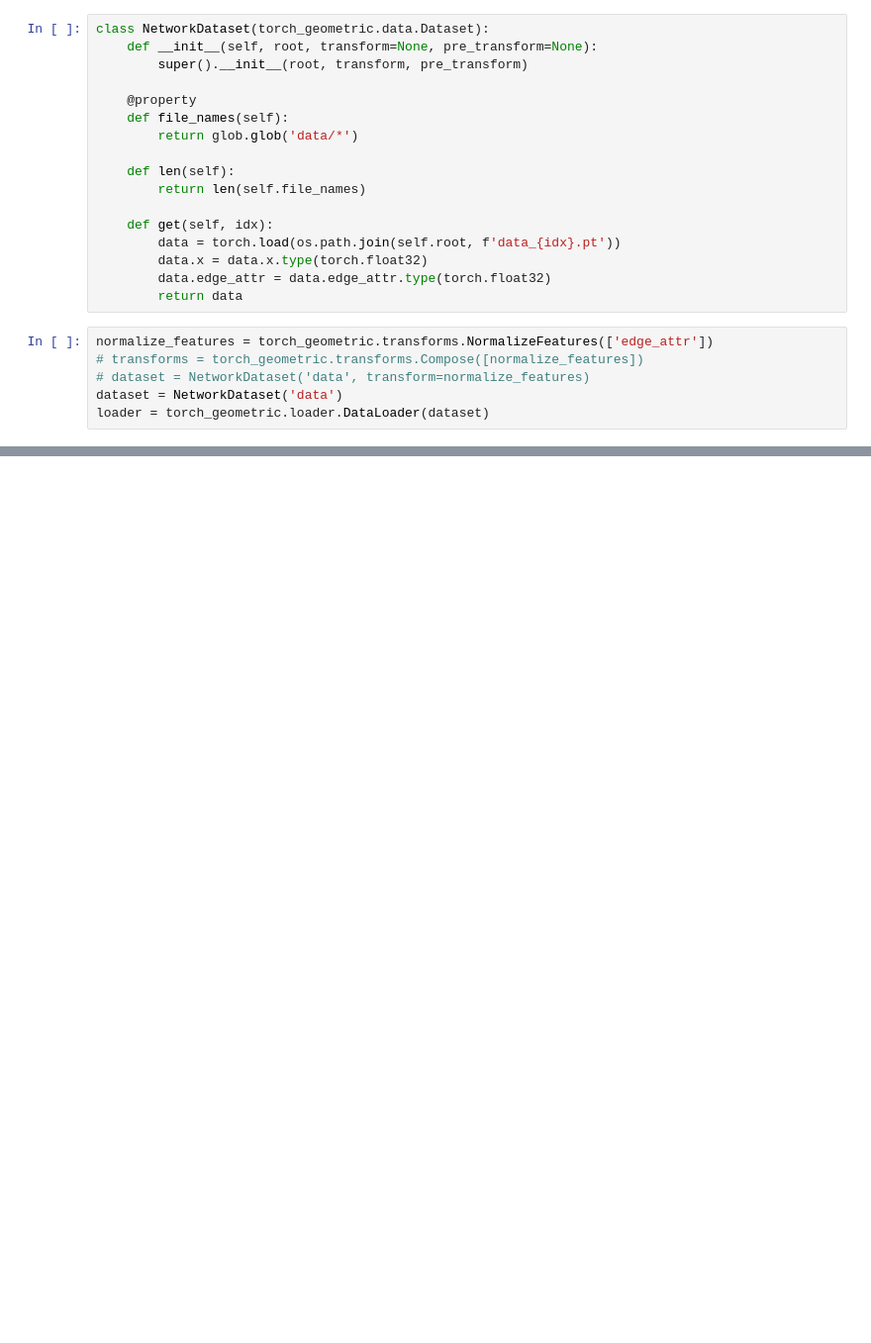
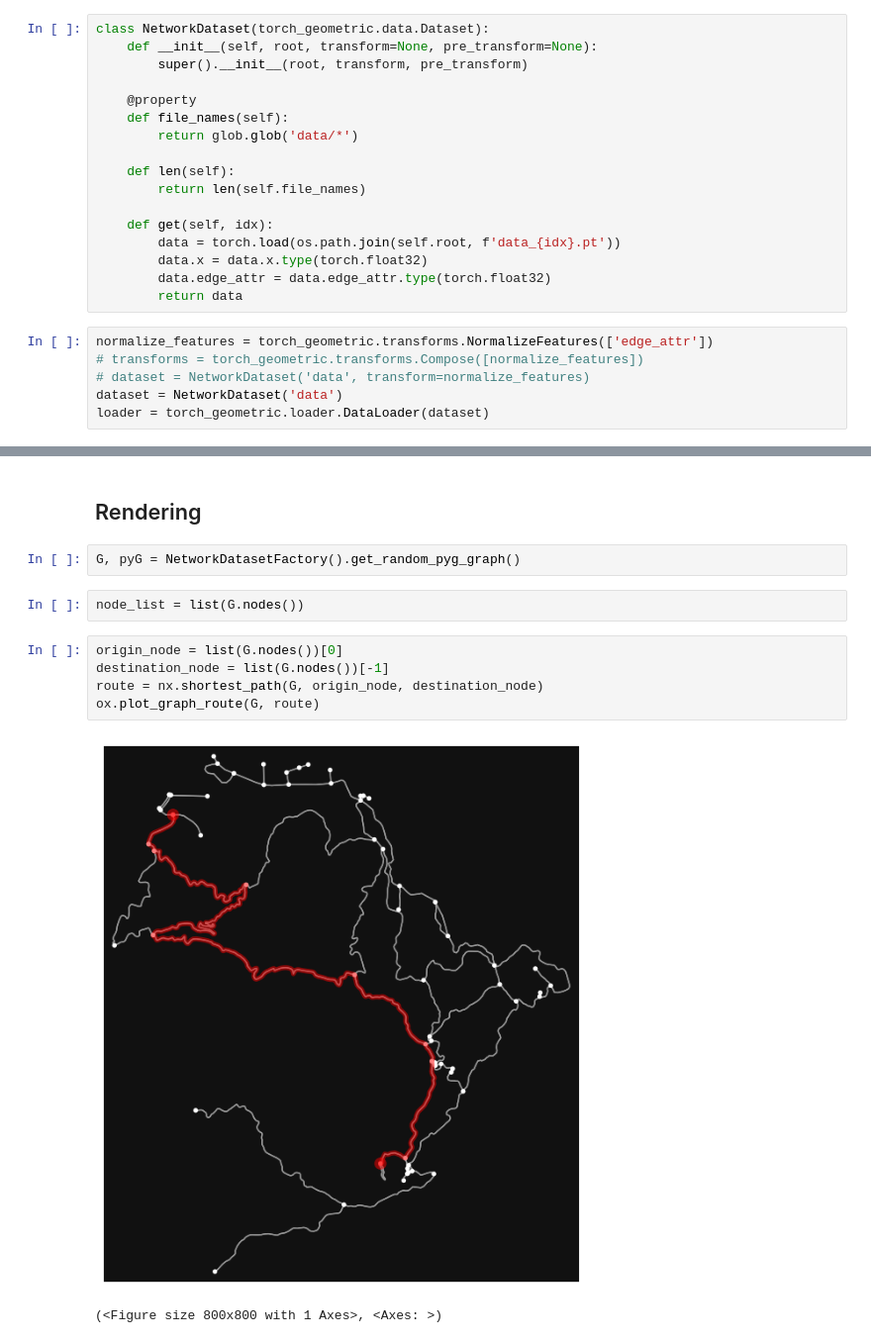
Before and after one commit to tate8/route-generator, a Jupyter notebook: ml/route-generator.ipynb, the cells around one changed output, grey strips where cells are left out. Shown: that part at 99% size. Drawn from its saved outputs; the diff is of its cells as text; blank space fills up the shorter version.

```diff
--- a/ml/route-generator.ipynb
+++ b/ml/route-generator.ipynb
@@ -179,0 +363,14 @@ class RLFramework():
+# %% [markdown]
+## Rendering
+# %%
+G, pyG = NetworkDatasetFactory().get_random_pyg_graph()
+# %%
+node_list = list(G.nodes())
+# %%
+origin_node = list(G.nodes())[0]
+destination_node = list(G.nodes())[-1]
+route = nx.shortest_path(G, origin_node, destination_node)
+ox.plot_graph_route(G, route)
+# %% [output]
+[figure, added]
+(<Figure size 800x800 with 1 Axes>, <Axes: >)
```
Also changed, not shown: parts of 15 cells of this notebook, 2 other files.
